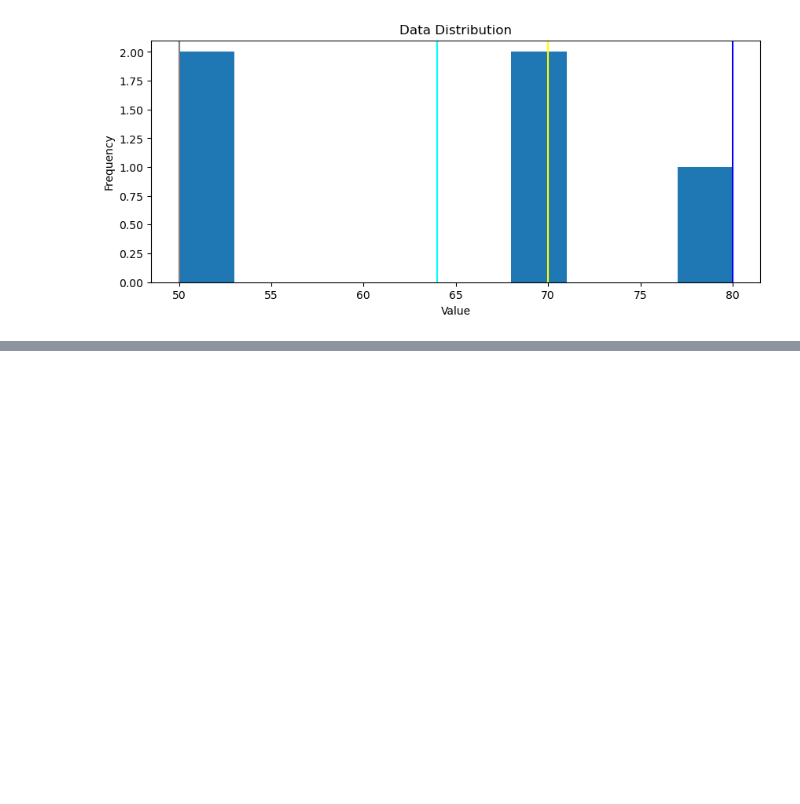
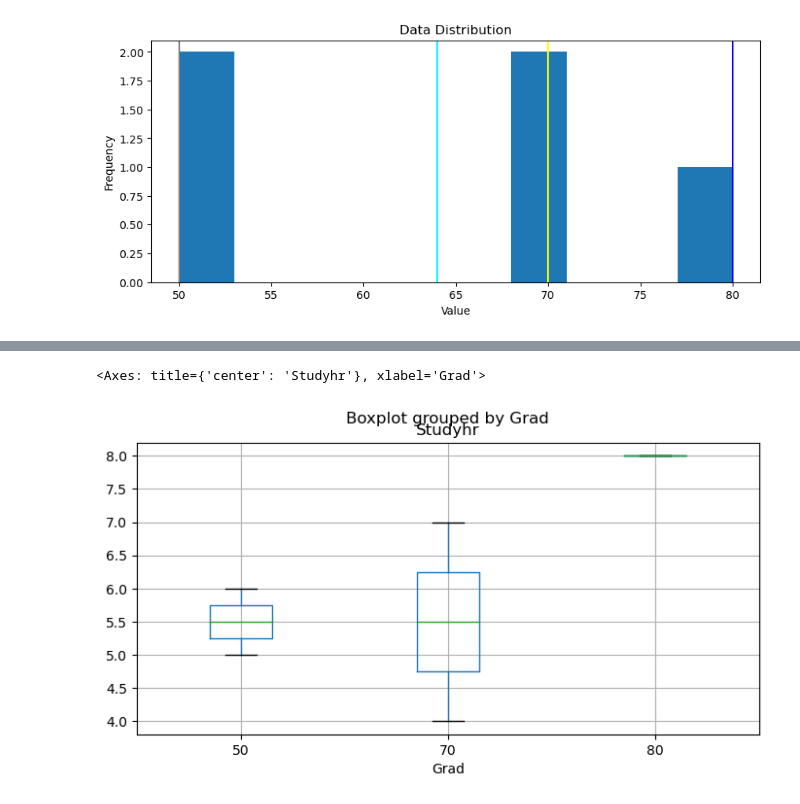
Before and after one commit to Turbopsyb0rg/Python-ML, a Jupyter notebook: learning.ipynb, the cells around one changed output, grey strips where cells are left out. Cells and saved outputs as stored; diff of their text form; code cells hidden in the pictures; blank space fills up the shorter version.

```diff
--- a/learning.ipynb
+++ b/learning.ipynb
@@ -112,0 +139,4 @@ Mode value: 50
+# %%
+df_sample=df_students[df_students.Studyhr>1]
+
+df_sample
@@ -112,0 +150,5 @@ Mode value: 50
+# %%
+df_sample.boxplot(column='Studyhr', by='Grad', figsize=(8,4))
+# %% [output]
+<Axes: title={'center': 'Studyhr'}, xlabel='Grad'>
+[figure, added]
```
Also changed, not shown: parts of 11 cells of this notebook.
